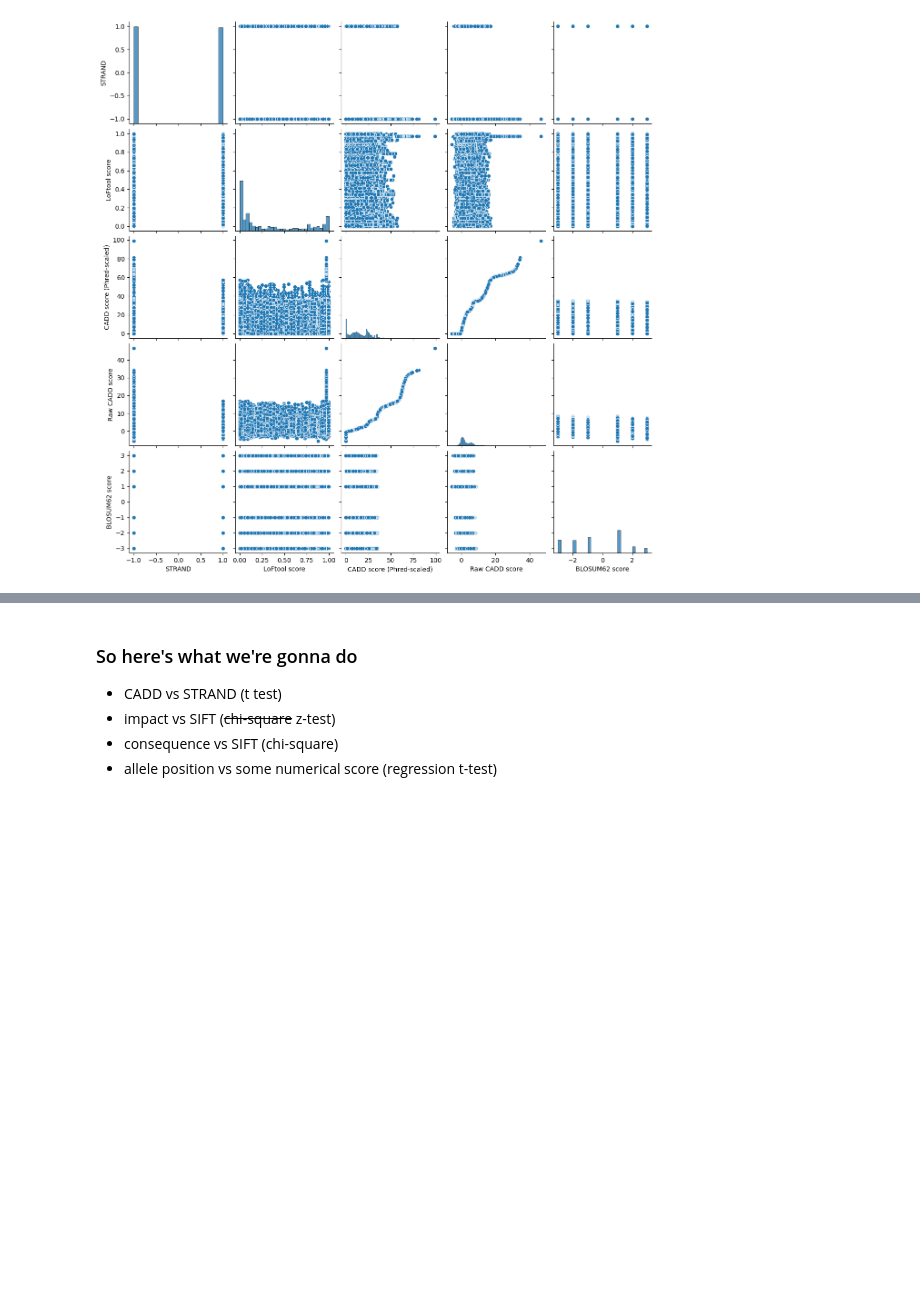
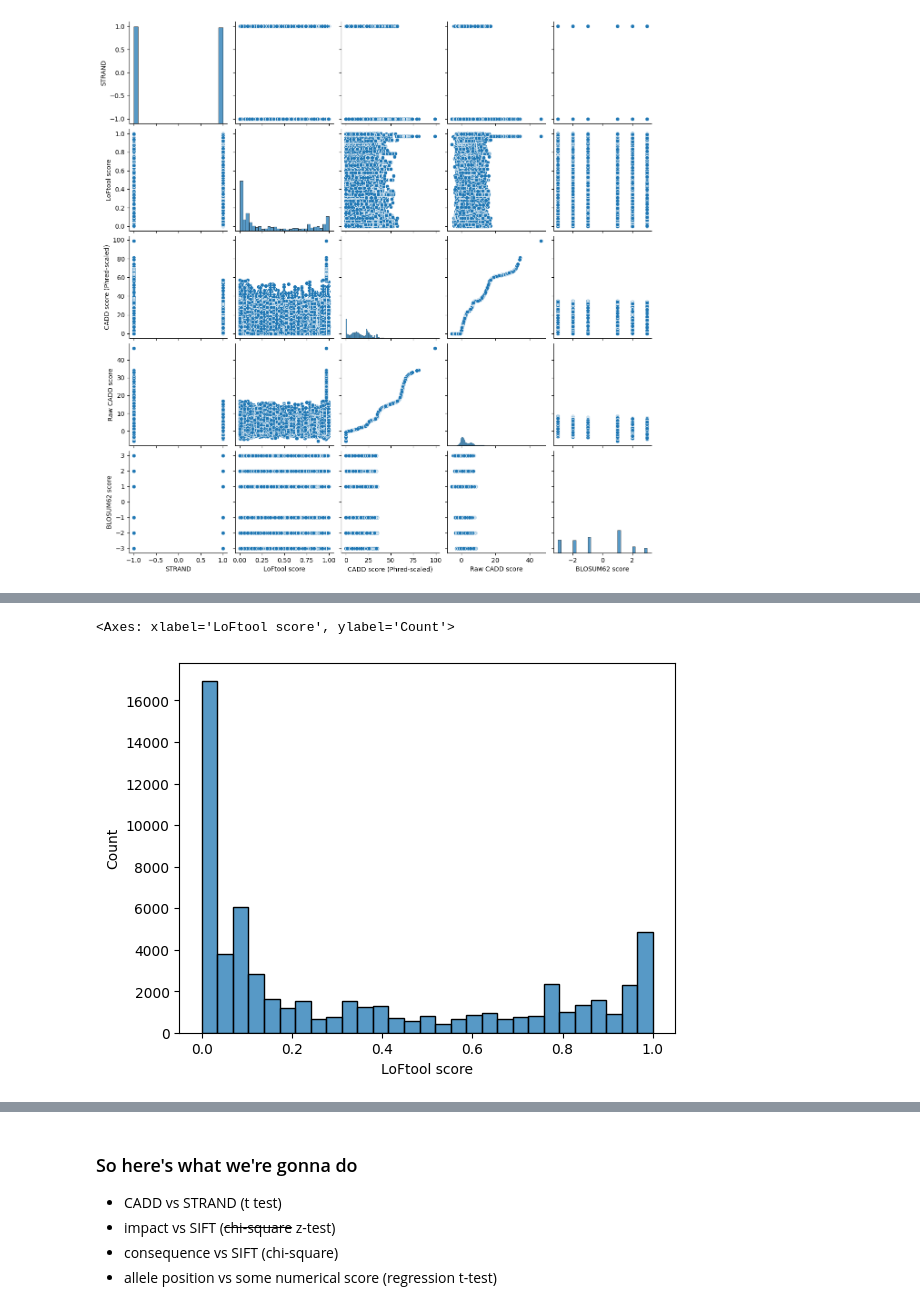
Before and after one commit to echometerain/Stats-Project, a Jupyter notebook: notebook.ipynb, the cells around one changed output, grey strips where cells are left out. Drawn from its saved outputs; the diff is of its cells as text; code cells hidden in the pictures; blank space fills up the shorter version.

```diff
--- a/notebook.ipynb
+++ b/notebook.ipynb
@@ -86,0 +101,5 @@ sns.pairplot(df)
+# %%
+sns.histplot(scores.iloc[:, 0])
+# %% [output]
+<Axes: xlabel='LoFtool score', ylabel='Count'>
+[figure, added]
```
Also changed, not shown: parts of 15 cells of this notebook.
